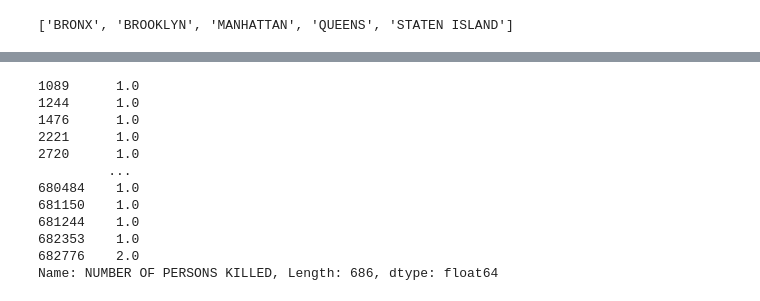
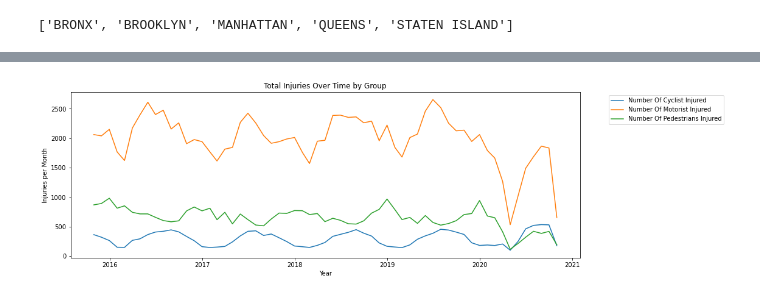
Before and after one commit to mlm52/CS301SECT101-NYC-PROJECT, a Jupyter notebook: Part3Graph-Thomas.ipynb, the cells around one changed output, grey strips where cells are left out. Cells and saved outputs as stored; diff of their text form; code cells hidden in the pictures.

```diff
--- a/Part3Graph-Thomas.ipynb
+++ b/Part3Graph-Thomas.ipynb
@@ -95,15 +76,14 @@ gt
-# %%
-df.loc[(df['NUMBER OF PERSONS KILLED'] > 0)]['NUMBER OF PERSONS KILLED']
-# %% [output]
-1089      1.0
-1244      1.0
-1476      1.0
-2221      1.0
-2720      1.0
-         ...
-680484    1.0
-681150    1.0
-681244    1.0
-682353    1.0
-682776    2.0
-Name: NUMBER OF PERSONS KILLED, Length: 686, dtype: float64
+# %%
+rows = ['NUMBER OF CYCLIST INJURED', 'NUMBER OF MOTORIST INJURED', 'NUMBER OF PEDESTRIANS INJURED' ]
+fig = plt.figure(figsize=(15, 5))
+for row in rows:
+    sub = df[['CRASH DATE', row]]
+    injuries = sub.groupby(pd.Grouper(key='CRASH DATE', freq='M')).sum()
+
+    plt.plot(injuries.index , injuries, label = row.title())
+    plt.ylabel('Injuries per Month')
+    plt.xlabel('Year')
+    plt.title('Total Injuries Over Time by Group')
+    plt.legend(bbox_to_anchor=(1.05, 1), loc='upper left');
+# %% [output]
+[figure, added]
```
Also changed, not shown: parts of 4 cells of this notebook.
